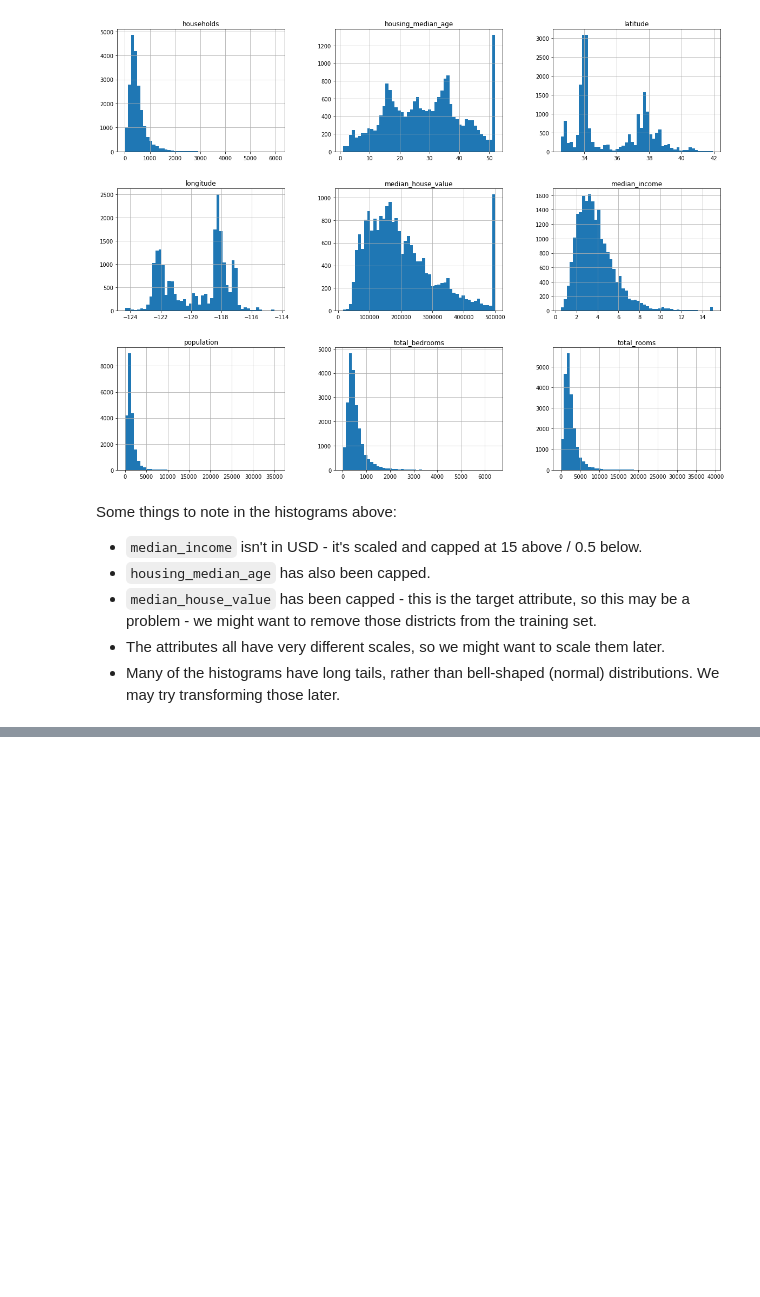
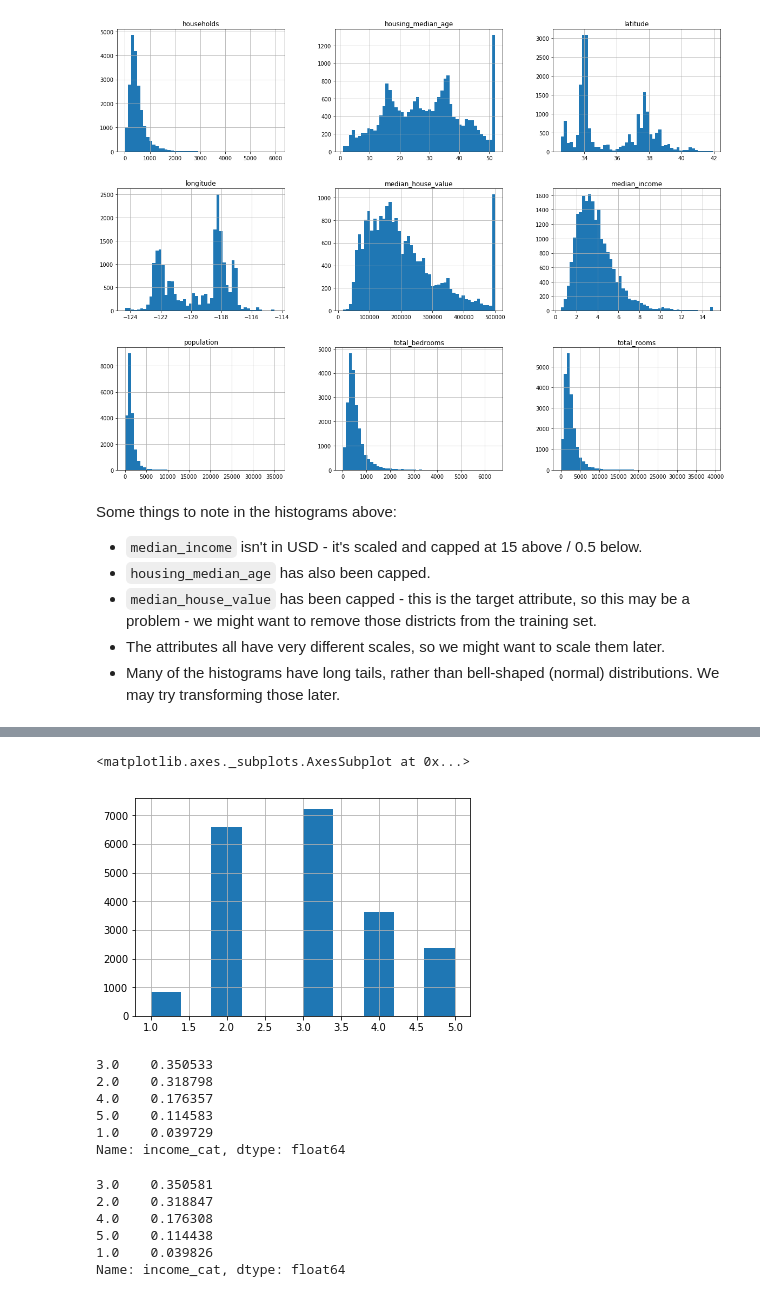
Before and after one commit to martinrist/python-knowledgebase, a Jupyter notebook: machine-learning/handson-ml-book/chapter2_housing.ipynb, the cells around one changed output, grey strips where cells are left out. Cells and saved outputs as stored; diff of their text form; code cells hidden in the pictures; blank space fills up the shorter version.

Commit message:
Complete test / training data split

```diff
--- a/machine-learning/handson-ml-book/chapter2_housing.ipynb
+++ b/machine-learning/handson-ml-book/chapter2_housing.ipynb
@@ -112,0 +163,8 @@ Some things to note in the histograms above:
+# %%
+# This still has quite a long tail, so merge all the categories greater than 5
+
+housing["income_cat"].where(housing["income_cat"] < 5, 5.0, inplace=True)
+housing["income_cat"].hist()
+# %% [output]
+<matplotlib.axes._subplots.AxesSubplot at 0x...>
+[figure, added]
@@ -112,0 +180,20 @@ Some things to note in the histograms above:
+# %%
+# The value counts for the stratified split are fairly close to the full population split
+
+strat_test_set["income_cat"].value_counts() / len(strat_test_set)
+# %% [output]
+3.0    0.350533
+2.0    0.318798
+4.0    0.176357
+5.0    0.114583
+1.0    0.039729
+Name: income_cat, dtype: float64
+# %%
+housing["income_cat"].value_counts() / len(housing)
+# %% [output]
+3.0    0.350581
+2.0    0.318847
+4.0    0.176308
+5.0    0.114438
+1.0    0.039826
+Name: income_cat, dtype: float64
```
Also changed, not shown: parts of 9 cells of this notebook.
